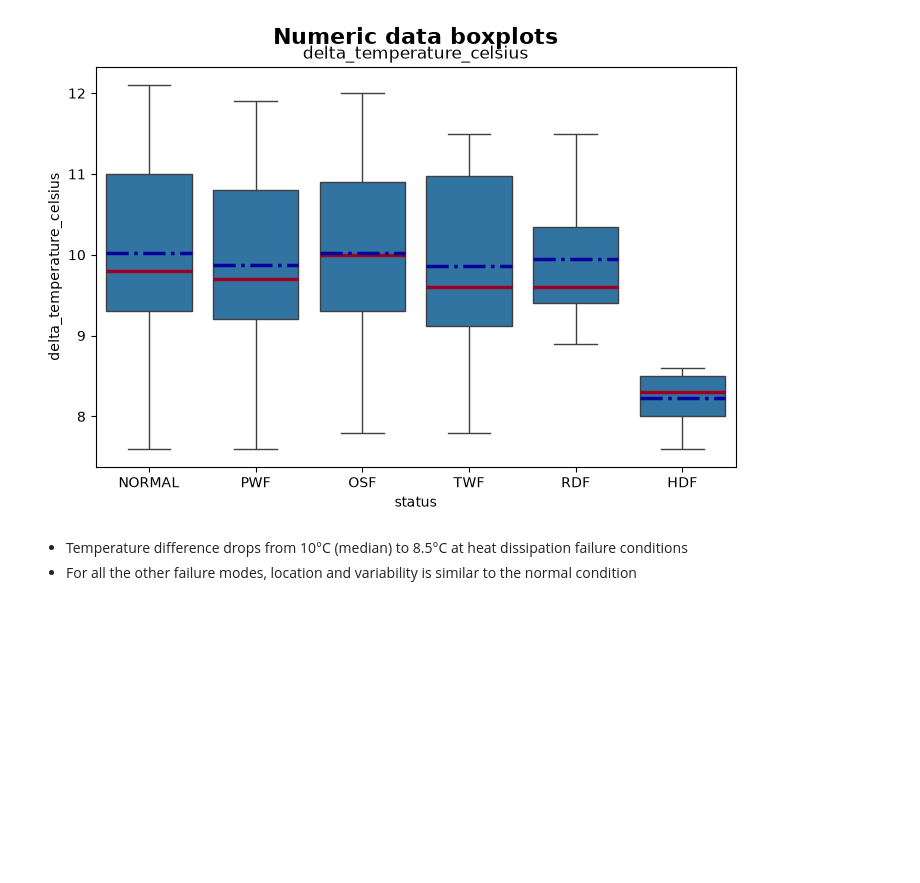
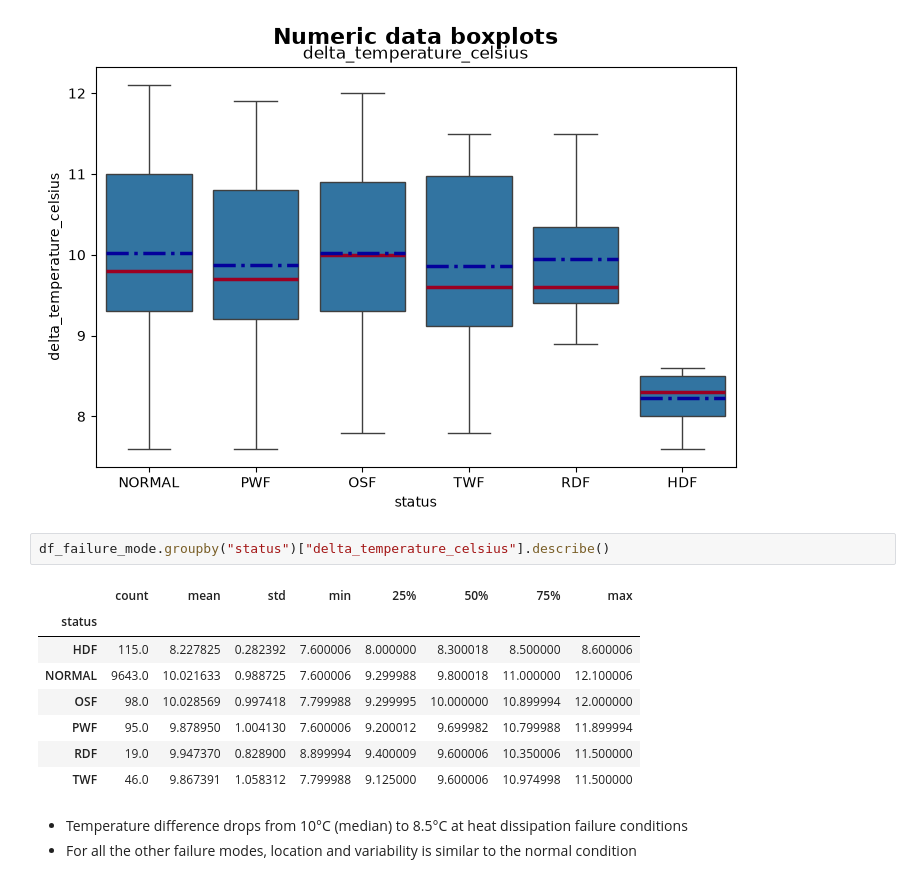
Before and after one commit to ghperez/milling-pdm, a Jupyter notebook: notebooks/01_statistical_profiling.ipynb, the cells around one changed output. Drawn from its saved outputs; the diff is of its cells as text; blank space fills up the shorter version.

Commit message:
added temperature difference basic statistical metrics

```diff
--- a/notebooks/01_statistical_profiling.ipynb
+++ b/notebooks/01_statistical_profiling.ipynb
@@ -507,6 +507,17 @@ for i, name in enumerate(ax_dict.keys(), 1):
 # plt.savefig("boxplots.png")
 # %% [output]
 [figure]
+# %%
+df_failure_mode.groupby("status")["delta_temperature_celsius"].describe()
+# %% [output]
+|  | count | mean | std | min | 25% | 50% | 75% | max |
+| status |  |  |  |  |  |  |  |  |
+| HDF | 115.0 | 8.227825 | 0.282392 | 7.600006 | 8.000000 | 8.300018 | 8.500000 | 8.600006 |
+| NORMAL | 9643.0 | 10.021633 | 0.988725 | 7.600006 | 9.299988 | 9.800018 | 11.000000 | 12.100006 |
+| OSF | 98.0 | 10.028569 | 0.997418 | 7.799988 | 9.299995 | 10.000000 | 10.899994 | 12.000000 |
+| PWF | 95.0 | 9.878950 | 1.004130 | 7.600006 | 9.200012 | 9.699982 | 10.799988 | 11.899994 |
+| RDF | 19.0 | 9.947370 | 0.828900 | 8.899994 | 9.400009 | 9.600006 | 10.350006 | 11.500000 |
+| TWF | 46.0 | 9.867391 | 1.058312 | 7.799988 | 9.125000 | 9.600006 | 10.974998 | 11.500000 |
 # %% [markdown]
 - Temperature difference drops from 10°C (median) to 8.5°C at heat dissipation failure conditions
 - For all the other failure modes, location and variability is similar to the normal condition
```
Also changed, not shown: parts of 1 cell of this notebook.
